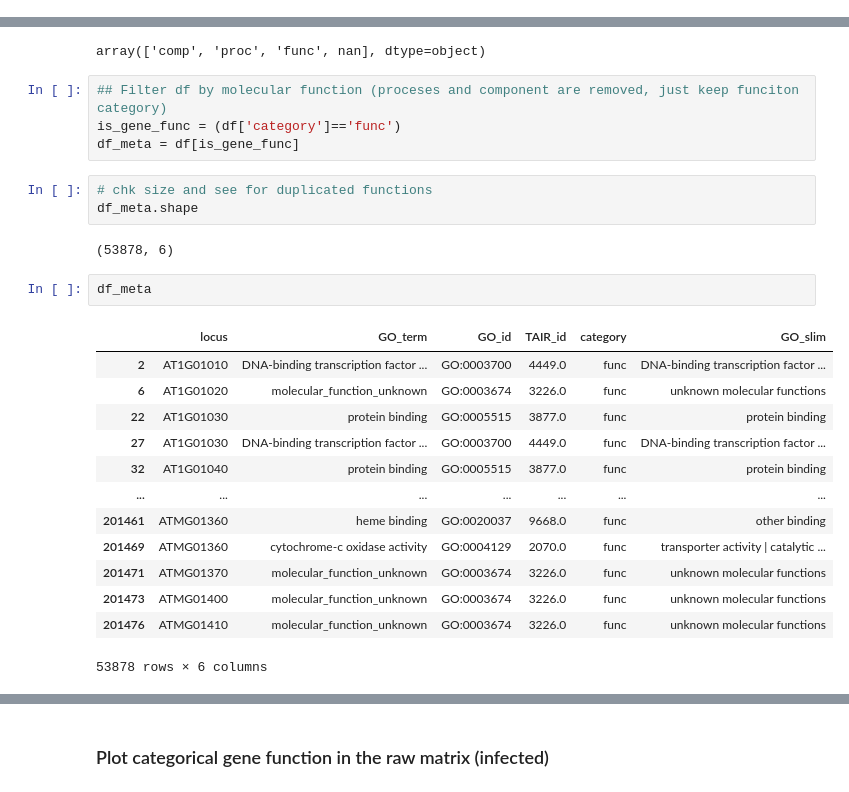
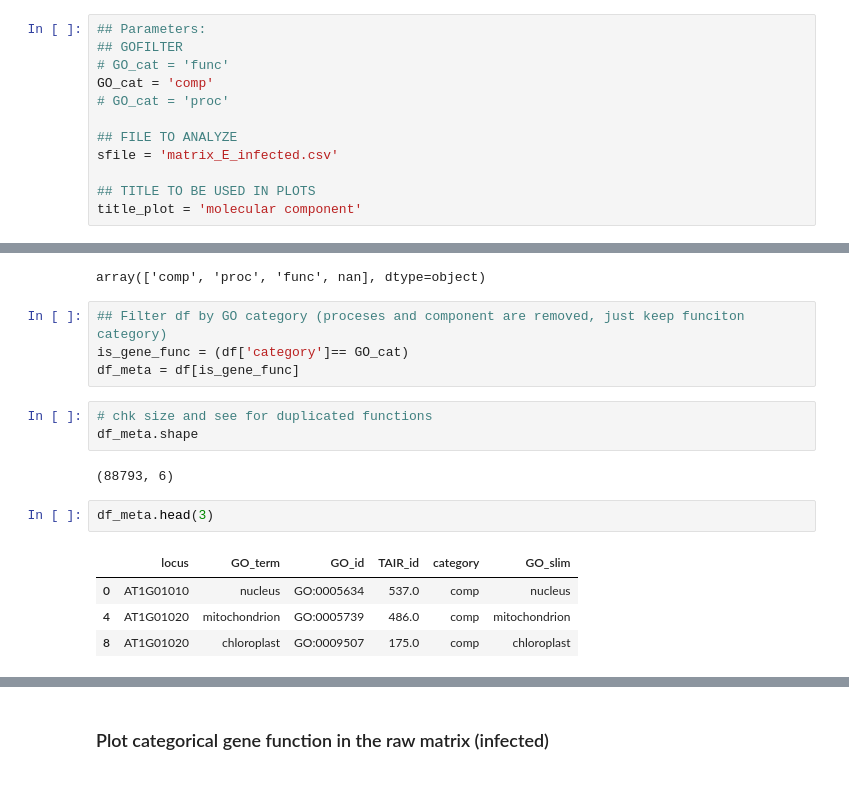
Before and after one commit to cyntsc/meta-analisis-athal, a Jupyter notebook: notebooks/Parsing_Athal_GO_terms.ipynb, the cells around one changed output, grey strips where cells are left out. Saved outputs shown, nothing was run; the diff lists cells and outputs as text.

```diff
--- a/notebooks/Parsing_Athal_GO_terms.ipynb
+++ b/notebooks/Parsing_Athal_GO_terms.ipynb
@@ -18,3 +18,15 @@ try:
     #print("Current Directory:", os.getcwd())
 except OSError:
     print("Can't change the Current Working Directory")
+# %%
+## Parameters:
+## GOFILTER
+# GO_cat = 'func'
+GO_cat = 'comp'
+# GO_cat = 'proc'
+
+## FILE TO ANALYZE
+sfile = 'matrix_E_infected.csv'
+
+## TITLE TO BE USED IN PLOTS
+title_plot = 'molecular component'
@@ -79,30 +101,21 @@ df.category.unique()
 # %% [output]
 array(['comp', 'proc', 'func', nan], dtype=object)
 # %%
-## Filter df by molecular function (proceses and component are removed, just keep funciton category)
-is_gene_func = (df['category']=='func')
+## Filter df by GO category (proceses and component are removed, just keep funciton category)
+is_gene_func = (df['category']== GO_cat)
 df_meta = df[is_gene_func]
 # %%
 # chk size and see for duplicated functions
 df_meta.shape
 # %% [output]
-(53878, 6)
+(88793, 6)
 # %%
-df_meta
+df_meta.head(3)
 # %% [output]
 |  | locus | GO_term | GO_id | TAIR_id | category | GO_slim |
-| 2 | AT1G01010 | DNA-binding transcription factor ... | GO:0003700 | 4449.0 | func | DNA-binding transcription factor ... |
-| 6 | AT1G01020 | molecular_function_unknown | GO:0003674 | 3226.0 | func | unknown molecular functions |
-| 22 | AT1G01030 | protein binding | GO:0005515 | 3877.0 | func | protein binding |
-| 27 | AT1G01030 | DNA-binding transcription factor ... | GO:0003700 | 4449.0 | func | DNA-binding transcription factor ... |
-| 32 | AT1G01040 | protein binding | GO:0005515 | 3877.0 | func | protein binding |
-| ... | ... | ... | ... | ... | ... | ... |
-| 201461 | ATMG01360 | heme binding | GO:0020037 | 9668.0 | func | other binding |
-| 201469 | ATMG01360 | cytochrome-c oxidase activity | GO:0004129 | 2070.0 | func | transporter activity | catalytic ... |
-| 201471 | ATMG01370 | molecular_function_unknown | GO:0003674 | 3226.0 | func | unknown molecular functions |
-| 201473 | ATMG01400 | molecular_function_unknown | GO:0003674 | 3226.0 | func | unknown molecular functions |
-| 201476 | ATMG01410 | molecular_function_unknown | GO:0003674 | 3226.0 | func | unknown molecular functions |
+| 0 | AT1G01010 | nucleus | GO:0005634 | 537.0 | comp | nucleus |
+| 4 | AT1G01020 | mitochondrion | GO:0005739 | 486.0 | comp | mitochondrion |
+| 8 | AT1G01020 | chloroplast | GO:0009507 | 175.0 | comp | chloroplast |
-53878 rows × 6 columns
 # %%
 # exploring possible filters
 print(len(df_meta.GO_term.unique()))
```
Also changed, not shown: parts of 63 cells of this notebook.
